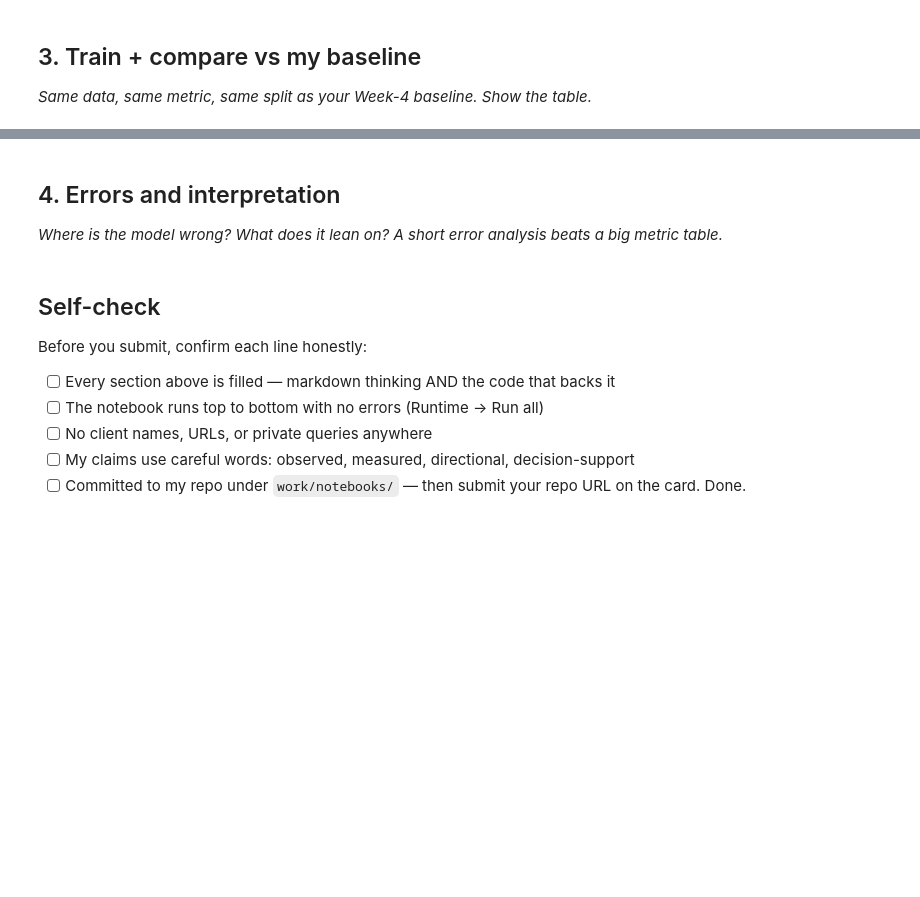
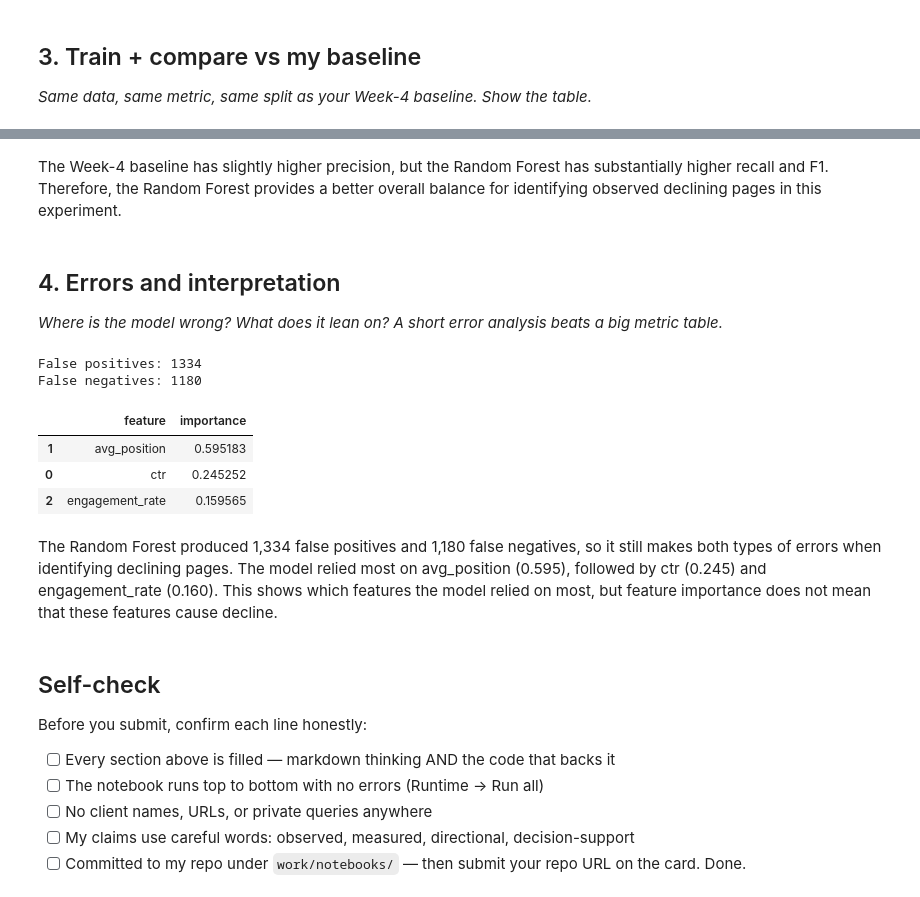
Before and after one commit to Alien-is-here/FlyRank, a Jupyter notebook: work/notebooks/w05_model.ipynb, the cells around one changed output, grey strips where cells are left out. Saved outputs shown, nothing was run; the diff lists cells and outputs as text; code cells hidden in the pictures; blank space fills up the shorter version.

```diff
--- a/work/notebooks/w05_model.ipynb
+++ b/work/notebooks/w05_model.ipynb
@@ -22,0 +52,8 @@ This skeleton is yours to fill. Work the sections **in order** — each one has
+# %%
+X_train, X_test, y_train, y_test = train_test_split(
+    X,
+    y,
+    test_size=0.20,
+    stratify=y,
+    random_state=42
+)
@@ -30,3 +171,5 @@ This skeleton is yours to fill. Work the sections **in order** — each one has
+# %% [markdown]
+The Week-4 baseline has slightly higher precision, but the Random Forest has substantially higher recall and F1. Therefore, the Random Forest provides a better overall balance for identifying observed declining pages in this experiment.
 # %% [markdown]
 ## 4. Errors and interpretation
 
@@ -34,6 +177,41 @@ This skeleton is yours to fill. Work the sections **in order** — each one has
 # %%
 # This cell is for CODE (numbers, a query, a check).
 # Write your text answer in the cell ABOVE this one — typing sentences here breaks Run All.
+# %%
+# Error analysis
+error_df = X_test.copy()
+error_df["actual"] = y_test
+error_df["predicted"] = y_pred
+
+false_positives = error_df[
+    (error_df["actual"] == 0) &
+    (error_df["predicted"] == 1)
+]
+
+false_negatives = error_df[
+    (error_df["actual"] == 1) &
+    (error_df["predicted"] == 0)
+]
+
+print("False positives:", len(false_positives))
+print("False negatives:", len(false_negatives))
+# %% [output]
+False positives: 1334
+False negatives: 1180
+# %%
+importance_df = pd.DataFrame({
+    "feature": feature_cols,
+    "importance": rf_model.feature_importances_
+}).sort_values("importance", ascending=False)
+
+importance_df
+# %% [output]
+|  | feature | importance |
+| 1 | avg_position | 0.595183 |
+| 0 | ctr | 0.245252 |
+| 2 | engagement_rate | 0.159565 |
+# %% [markdown]
+The Random Forest produced 1,334 false positives and 1,180 false negatives, so it still makes both types of errors when identifying declining pages. The model relied most on avg_position (0.595), followed by ctr (0.245) and engagement_rate (0.160). This shows which features the model relied on most, but feature importance does not mean that these features cause decline.
 # %% [markdown]
 ## Self-check
 
```
Also changed, not shown: parts of 11 cells of this notebook.
